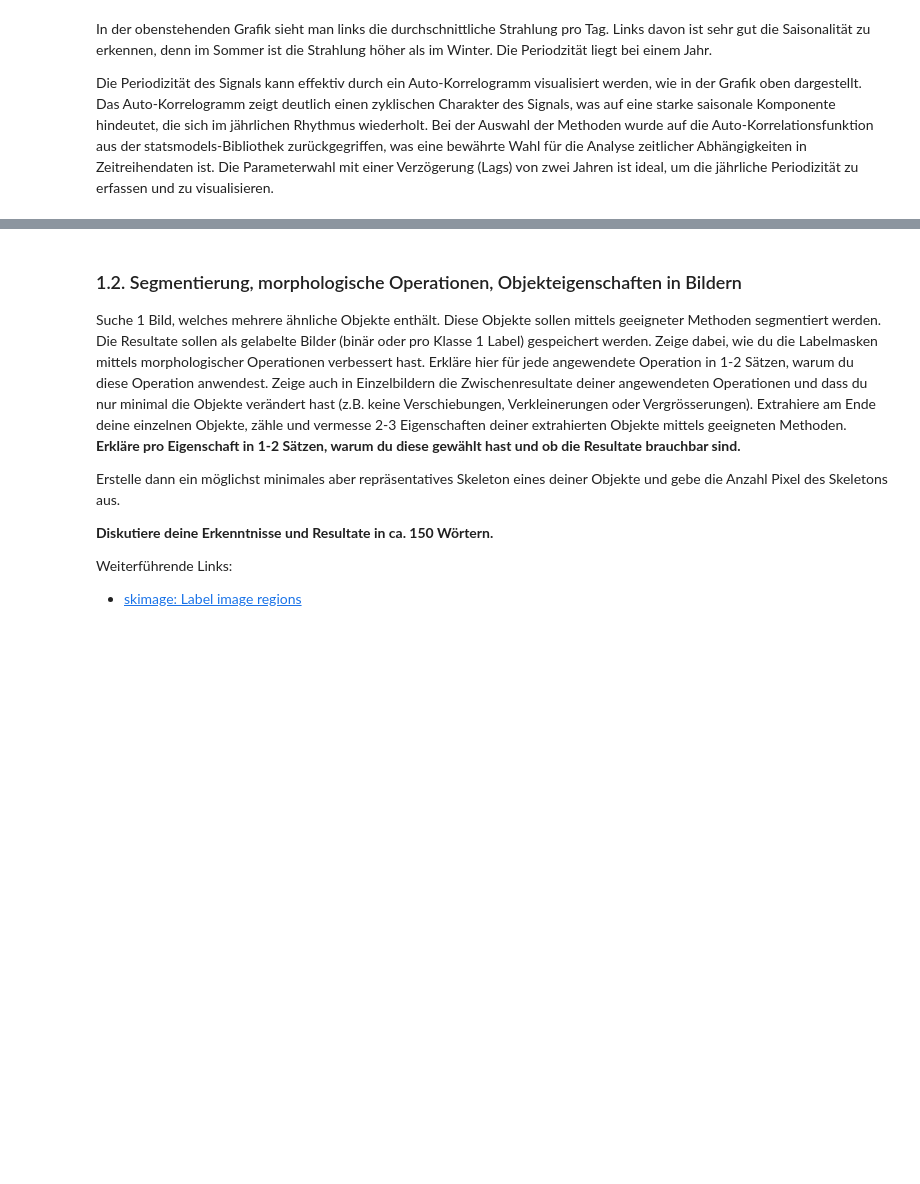
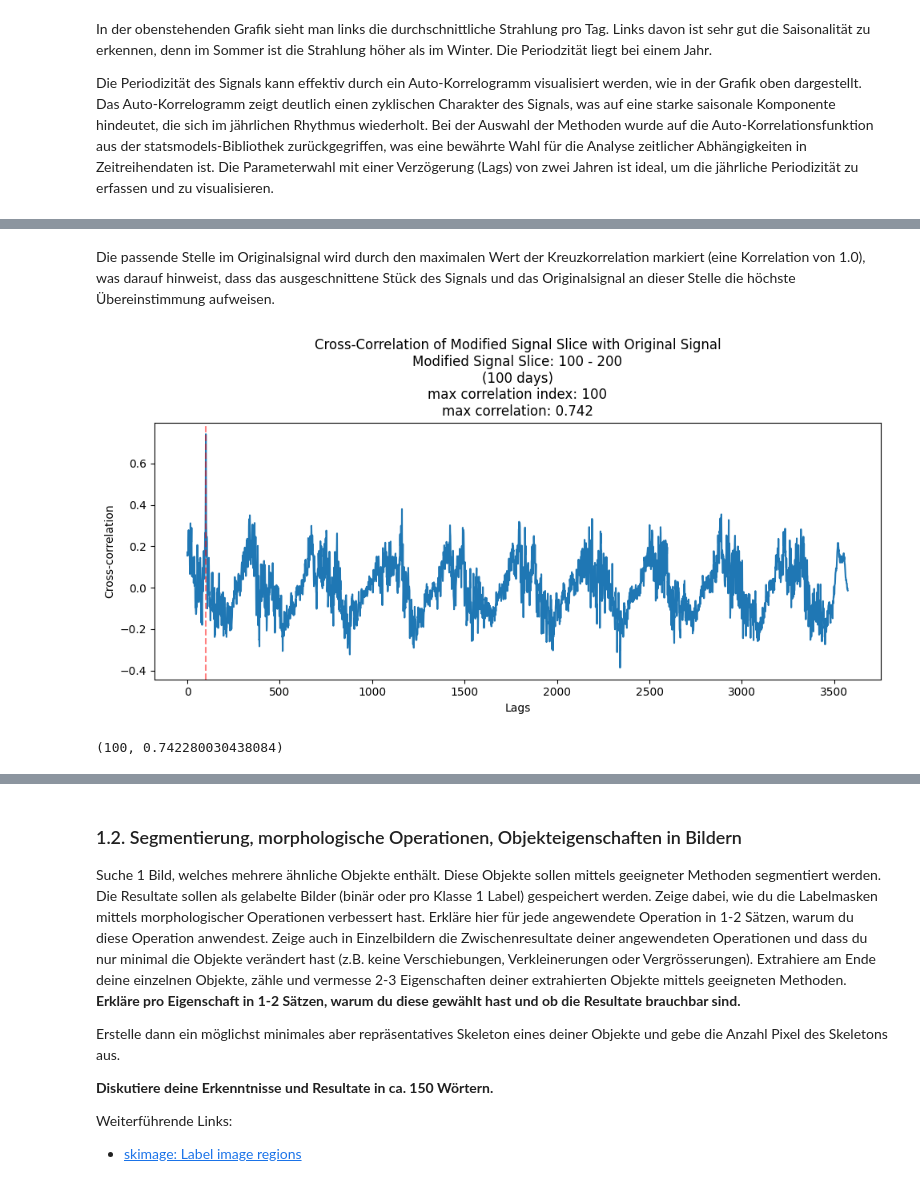
Before and after one commit to florinbarbisch/gbsv, a Jupyter notebook: mc2.ipynb, the cells around one changed output, grey strips where cells are left out. Cells and saved outputs as stored; diff of their text form; code cells hidden in the pictures; blank space fills up the shorter version.

```diff
--- a/mc2.ipynb
+++ b/mc2.ipynb
@@ -99,0 +114,12 @@ plt.show()
+# %% [markdown]
+Die passende Stelle im Originalsignal wird durch den maximalen Wert der Kreuzkorrelation markiert (eine Korrelation von 1.0), was darauf hinweist, dass das ausgeschnittene Stück des Signals und das Originalsignal an dieser Stelle die höchste Übereinstimmung aufweisen.
+# %%
+def add_noise(signal_slice, noise_strength=0.1):
+    noise = np.random.normal(0, noise_strength, signal_slice.shape)
+    return signal_slice + noise
+
+np.random.seed(42)
+test_signal_modifications(daily_radiation, 100, 200, lambda x: add_noise(x, np.std(daily_radiation)))
+# %% [output]
+[figure, added]
+(100, 0.742280030438084)
```
Also changed, not shown: parts of 17 cells of this notebook.
